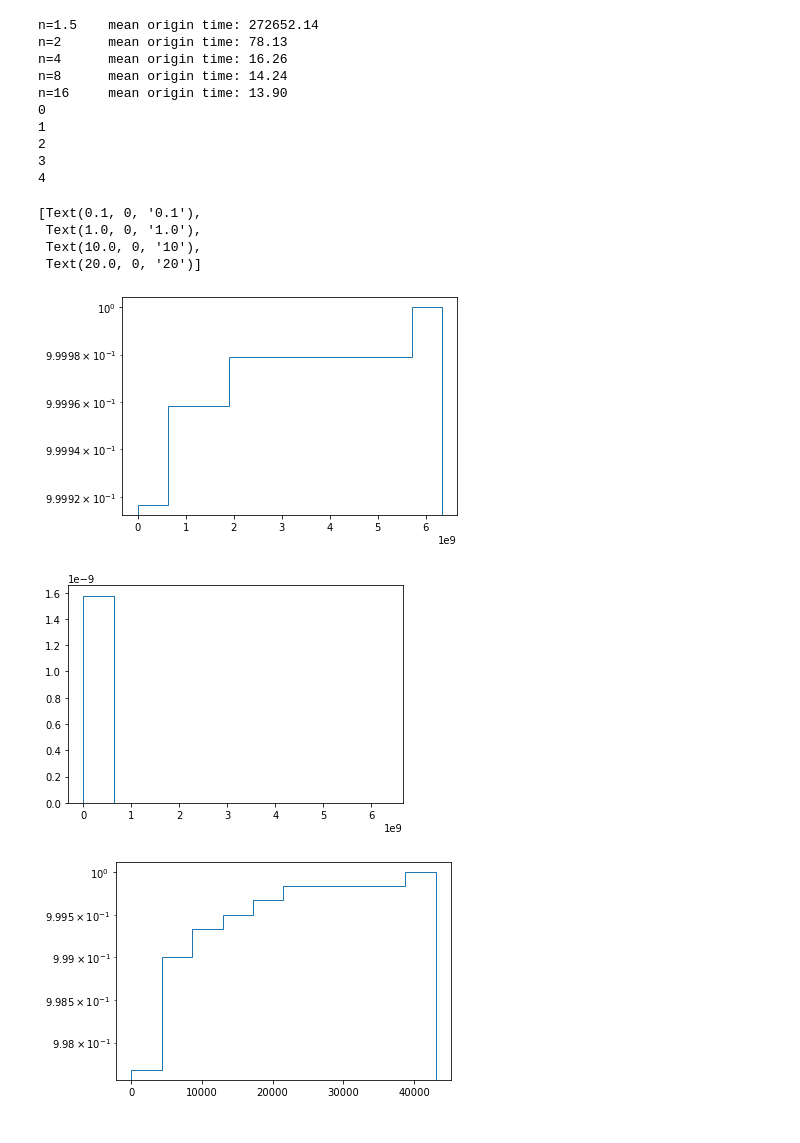
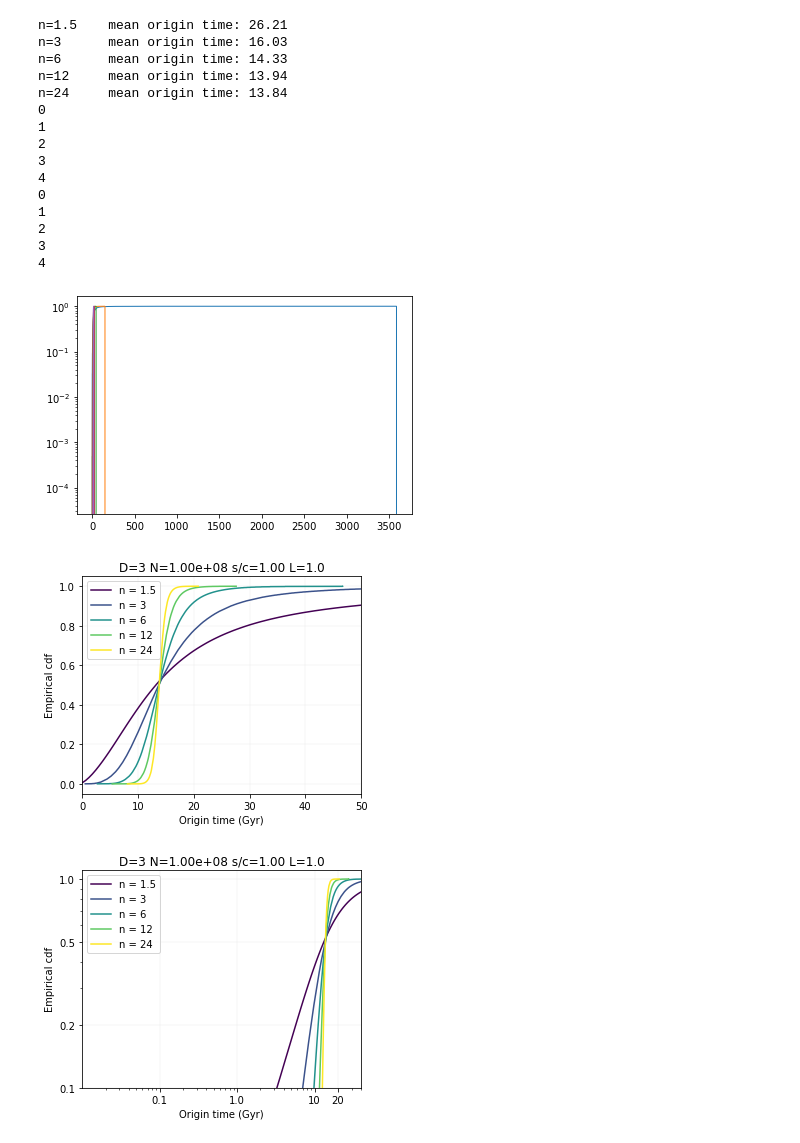
Before and after one commit to calvinmccarter/grabby_aliens, a Jupyter notebook: experiments/plotA.ipynb, the cells around one changed output. Saved outputs shown, nothing was run; the diff lists cells and outputs as text; code cells hidden in the pictures.

Commit message:
figures-friday

```diff
--- a/experiments/plotA.ipynb
+++ b/experiments/plotA.ipynb
@@ -6,18 +6,16 @@ import pandas as pd
 import seaborn as sns
 # %%
 D = 3
-N = 1e7
-true_nlist = [1.5] + list(range(2, 21))
-true_nlist = [1.5, 2, 4, 8, 16]
-#true_nlist = list(range(2, 21))
+N = 1e8
+true_nlist = [1.5, 3, 6, 12, 24]
 m = 2/3
-nlist = [round((tnn-2*m)/(1-m),4) for tnn in true_nlist]
+nlist = [round(tnn/(1-m)-1, 4) for tnn in true_nlist]
 s = 1.0
 sc = 1.0
 c = s / sc
 L = 1.0
-num_empty = 200
-res_dir = 'nsc-friday'
+num_empty = 100
+res_dir = 'nsc-setisaturday-numempty100'
 randix = 0
 # %%
 plot_data = []
@@ -29,55 +27,69 @@ for nix, n in enumerate(nlist):
         f"s={s:.1f}_L={L:.1f}_c={c:.5e}_r={randix}"
     )
     res = pd.read_csv(fout+'.csv')
-    res_years = pd.read_csv(fout+'_years.txt')
+    res_years = pd.read_csv(fout+'_years.csv')
     #display(res.head())
     #display(res_years.head())
     #print(res.shape)
     #print(res_years.shape)
-    plt.figure()
+    #plt.figure()
     (counts, bins, patches) = plt.hist(
-        res_years.OriginTime, cumulative=True, histtype='step', density=True, log=True)
+        res_years.OriginTime, cumulative=True, histtype='step', density=True, log=True, bins=res.shape[0])
     plot_data.append((bins[0:-1], counts))
     print(f"n={true_nlist[nix]} \t mean origin time: {res_years.OriginTime.mean():.2f}")
-    plt.figure()
-    plt.hist(
-        res_years.OriginTime, histtype='step', density=True)
 fig = plt.figure(figsize=(5,4))
 for nix, truen in enumerate(true_nlist):
     print(nix)
     (bins, counts) = plot_data[nix]
-    plt.plot(bins, counts, 'x-', color=mycols[nix])
-plt.gca().set_xlim(0.1, 50)
+    plt.plot(bins, counts, '-', color=mycols[nix])
+plt.gca().set_xlim(1, 50)
 leg = [f"n = {nn}" for nn in true_nlist]
 plt.gca().set_ylabel('Empirical cdf')
-plt.gca().set_xlabel('Origin time (in billion years)');
+plt.gca().set_xlabel('Origin time (Gyr)');
+plt.gca().set_title(f'D={D} N={N:.2e} s/c={s/c:.2f} L={L:.1f}');
+plt.gca().set_xticks([0, 10, 20, 30, 40, 50])
+plt.gca().set_xticklabels([0, 10, 20, 30, 40, 50])
+plt.legend(leg);
+plt.grid(linewidth=0.1);
+fig.savefig('figures-friday/plotA.png', dpi=200);
+
+fig = plt.figure(figsize=(5,4))
+for nix, truen in enumerate(true_nlist):
+    print(nix)
+    (bins, counts) = plot_data[nix]
+    plt.plot(bins, counts, '-', color=mycols[nix])
+plt.gca().set_xlim(-1, 50)
+leg = [f"n = {nn}" for nn in true_nlist]
+plt.gca().set_ylabel('Empirical cdf')
+plt.gca().set_xlabel('Origin time (Gyr)');
 plt.gca().set_title(f'D={D} N={N:.2e} s/c={s/c:.2f} L={L:.1f}');
 plt.legend(leg)
-#fig.savefig('figures-friday/plotA.png', dpi=200)
 plt.gca().set_xscale('log')
 plt.gca().set_yscale('log')
-plt.gca().set_xlim(0.05, 40)
+plt.gca().set_xlim(0.01, 40)
 plt.gca().set_ylim(0.1, 1.1)
 plt.gca().set_yticks([0.1, 0.2, 0.5, 1.0])
 plt.gca().set_yticklabels(['0.1', '0.2', '0.5', '1.0'])
 plt.gca().set_xticks([0.1, 1.0, 10, 20])
 plt.gca().set_xticklabels(['0.1', '1.0', '10', '20'])
-#fig.savefig('figures-friday/plotA-loglog.png', dpi=200);
+plt.grid(linewidth=0.1);
+fig.savefig('figures-friday/plotA-loglog.png', dpi=200);
 # %% [output]
-n=1.5    mean origin time: 272652.14
-n=2      mean origin time: 78.13
-n=4      mean origin time: 16.26
-n=8      mean origin time: 14.24
-n=16     mean origin time: 13.90
+n=1.5    mean origin time: 26.21
+n=3      mean origin time: 16.03
+n=6      mean origin time: 14.33
+n=12     mean origin time: 13.94
+n=24     mean origin time: 13.84
 0
 1
 2
 3
 4
+0
+1
+2
+3
+4
-[Text(0.1, 0, '0.1'),
- Text(1.0, 0, '1.0'),
- Text(10.0, 0, '10'),
- Text(20.0, 0, '20')]
-[figure, old version]
+[figure, new version]
-[figure, old version]
+[figure, new version]
-[figure, old version]
+[figure, new version]
```
Also changed, not shown: parts of 1 cell of this notebook, 6 other files.
